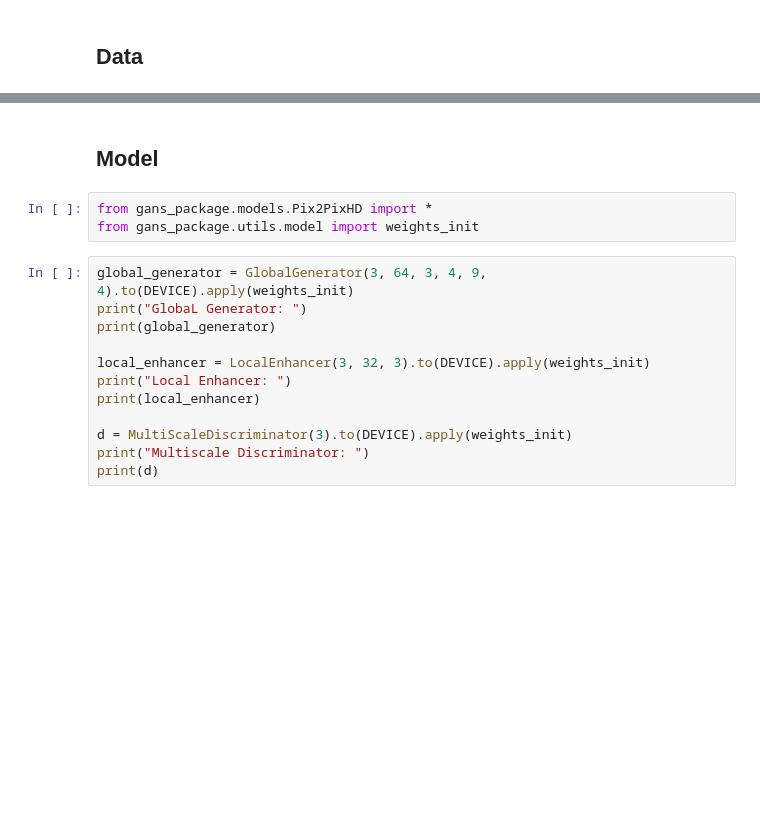
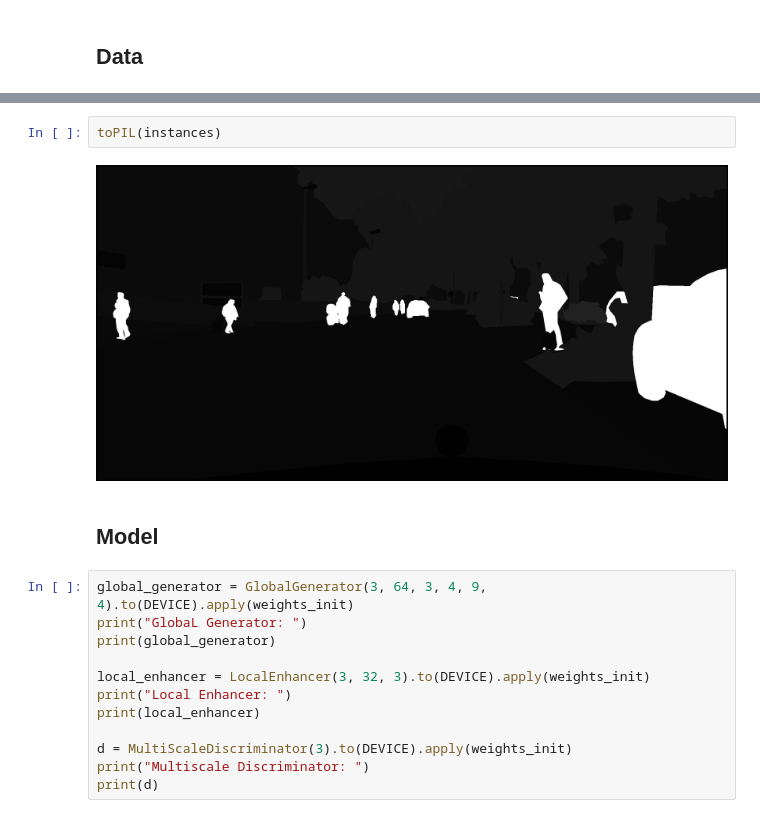
Before and after one commit to UdbhavPrasad072300/GANs-Implementations, a Jupyter notebook: notebooks/Pix2PixHD/Pix2PixHD_CityScape.ipynb, the cells around one changed output, grey strips where cells are left out. Cells and saved outputs as stored; diff of their text form; blank space fills up the shorter version.

```diff
--- a/notebooks/Pix2PixHD/Pix2PixHD_CityScape.ipynb
+++ b/notebooks/Pix2PixHD/Pix2PixHD_CityScape.ipynb
@@ -21,8 +42,9 @@ torch.backends.cudnn.deterministic = True
+# %%
+toPIL(instances)
+# %% [output]
+[figure, added]
 # %% [markdown]
 ## Model
-# %%
-from gans_package.models.Pix2PixHD import *
-from gans_package.utils.model import weights_init
 # %%
 global_generator = GlobalGenerator(3, 64, 3, 4, 9, 4).to(DEVICE).apply(weights_init)
 print("GlobaL Generator: ")
```
Also changed, not shown: parts of 5 cells of this notebook, 2 other files.
